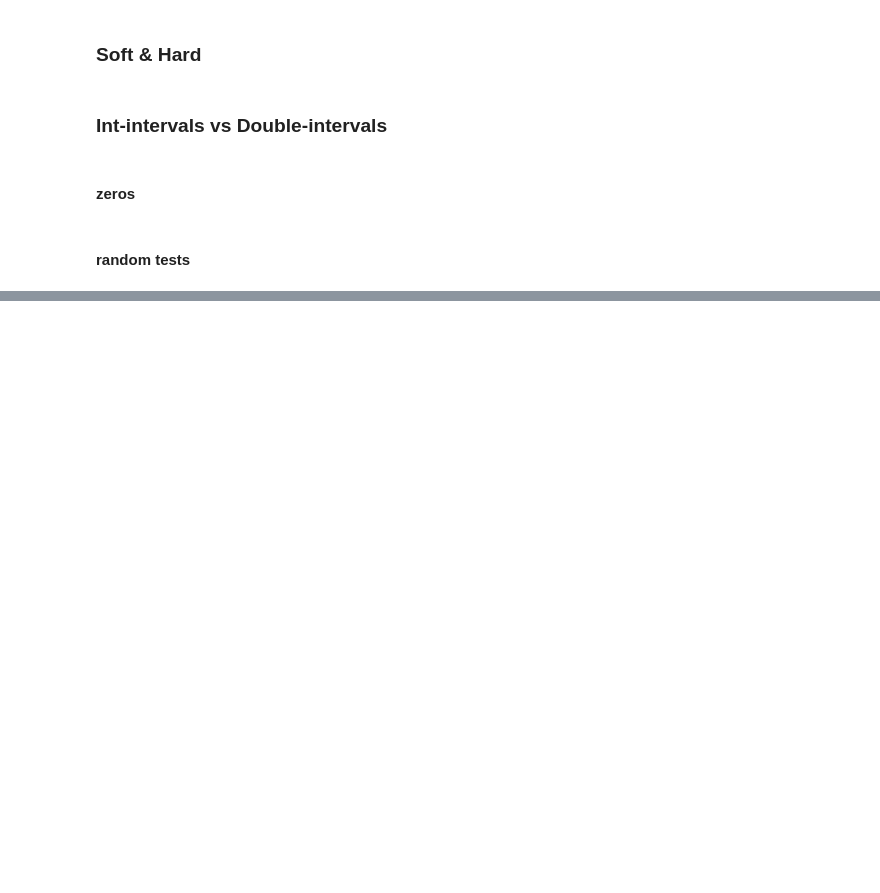
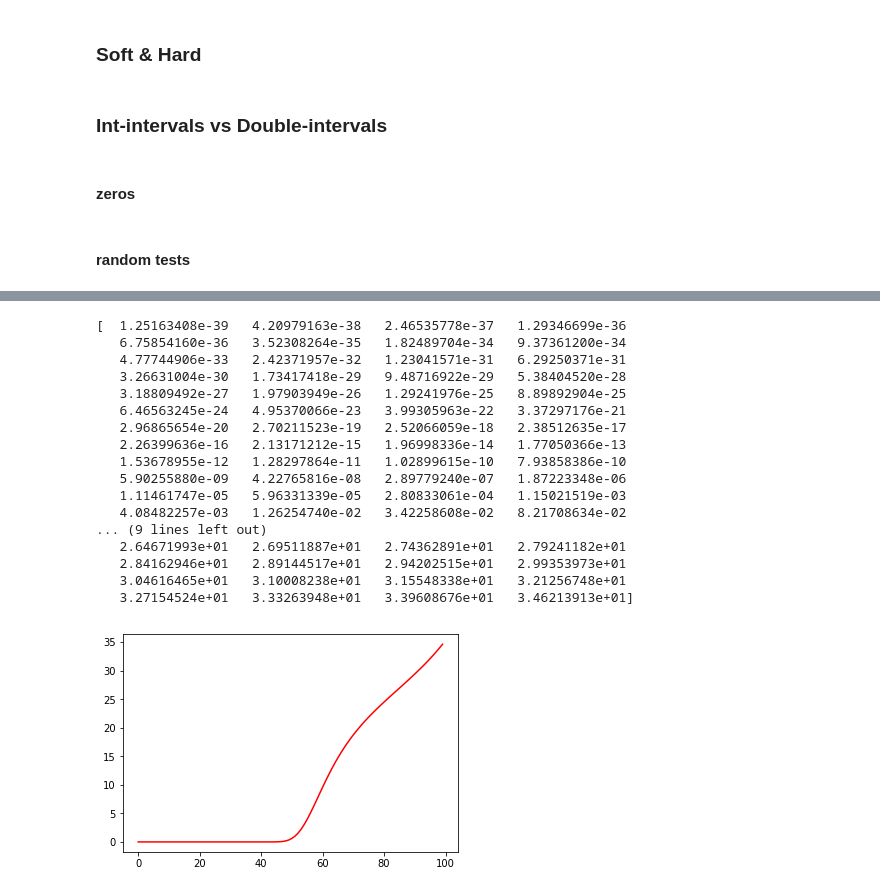
Before and after one commit to lopatovsky/HMMs, a Jupyter notebook: CT-HMM.ipynb, the cells around one changed output, grey strips where cells are left out. Drawn from its saved outputs; the diff is of its cells as text; code cells hidden in the pictures; blank space fills up the shorter version.

```diff
--- a/CT-HMM.ipynb
+++ b/CT-HMM.ipynb
@@ -949,0 +958,27 @@ TypeError: unsupported operand type(s) for /: 'tuple' and 'float'
+# %%
+real = chmm.data_estimate( t,e )
+plt.plot(  np.exp(graph_i[1:] - real) , color="red"  )
+print(np.exp(graph_i[1:] - real))
+#hmms.print_parameters( chmm_i )
+
+#plt.rcParams['figure.figsize'] = [25,25]
+plt.show()
+# %% [output]
+[  1.25163408e-39   4.20979163e-38   2.46535778e-37   1.29346699e-36
+   6.75854160e-36   3.52308264e-35   1.82489704e-34   9.37361200e-34
+   4.77744906e-33   2.42371957e-32   1.23041571e-31   6.29250371e-31
+   3.26631004e-30   1.73417418e-29   9.48716922e-29   5.38404520e-28
+   3.18809492e-27   1.97903949e-26   1.29241976e-25   8.89892904e-25
+   6.46563245e-24   4.95370066e-23   3.99305963e-22   3.37297176e-21
+   2.96865654e-20   2.70211523e-19   2.52066059e-18   2.38512635e-17
+   2.26399636e-16   2.13171212e-15   1.96998336e-14   1.77050366e-13
+   1.53678955e-12   1.28297864e-11   1.02899615e-10   7.93858386e-10
+   5.90255880e-09   4.22765816e-08   2.89779240e-07   1.87223348e-06
+   1.11461747e-05   5.96331339e-05   2.80833061e-04   1.15021519e-03
+   4.08482257e-03   1.26254740e-02   3.42258608e-02   8.21708634e-02
+... (9 lines left out)
+   2.64671993e+01   2.69511887e+01   2.74362891e+01   2.79241182e+01
+   2.84162946e+01   2.89144517e+01   2.94202515e+01   2.99353973e+01
+   3.04616465e+01   3.10008238e+01   3.15548338e+01   3.21256748e+01
+   3.27154524e+01   3.33263948e+01   3.39608676e+01   3.46213913e+01]
+[figure, added]
```
Also changed, not shown: parts of 4 cells of this notebook, 1 other file.
